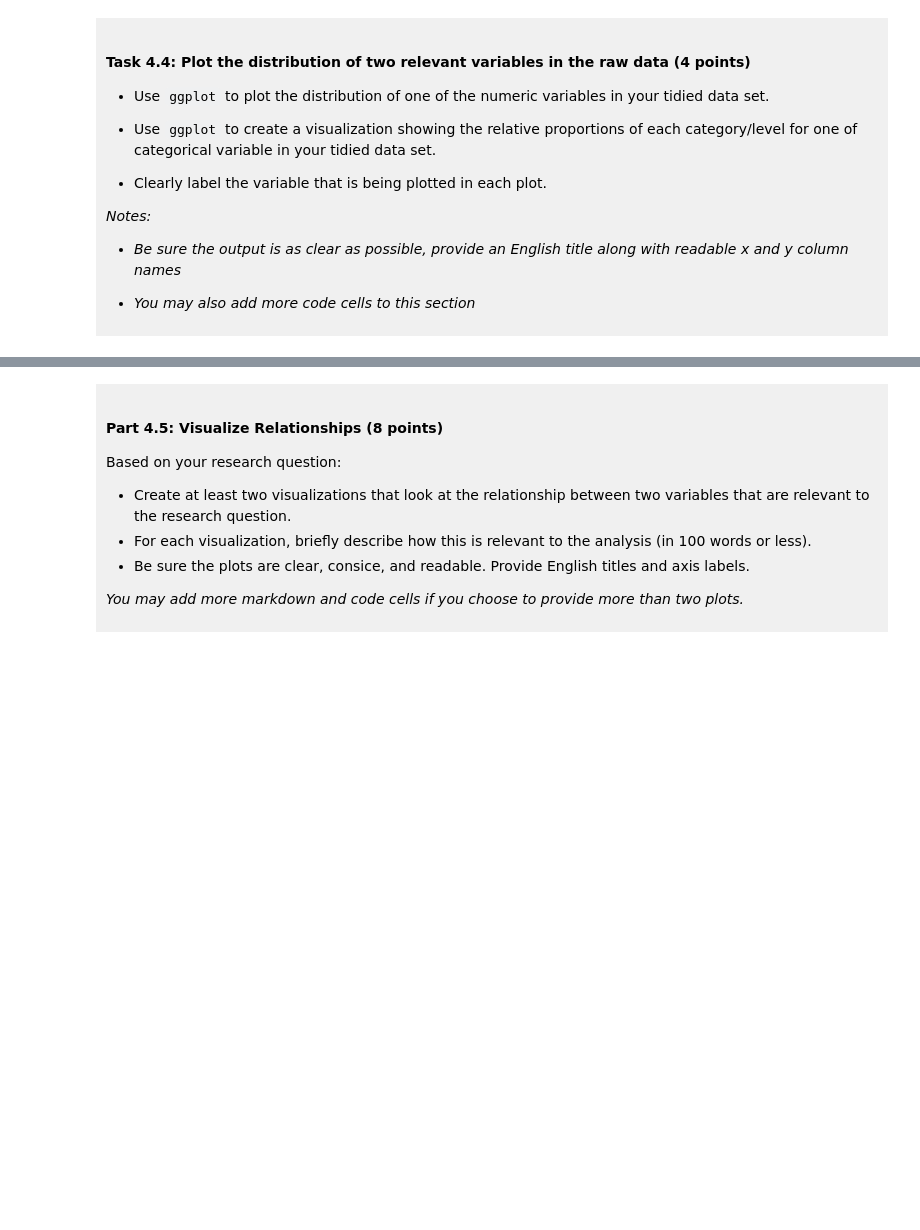
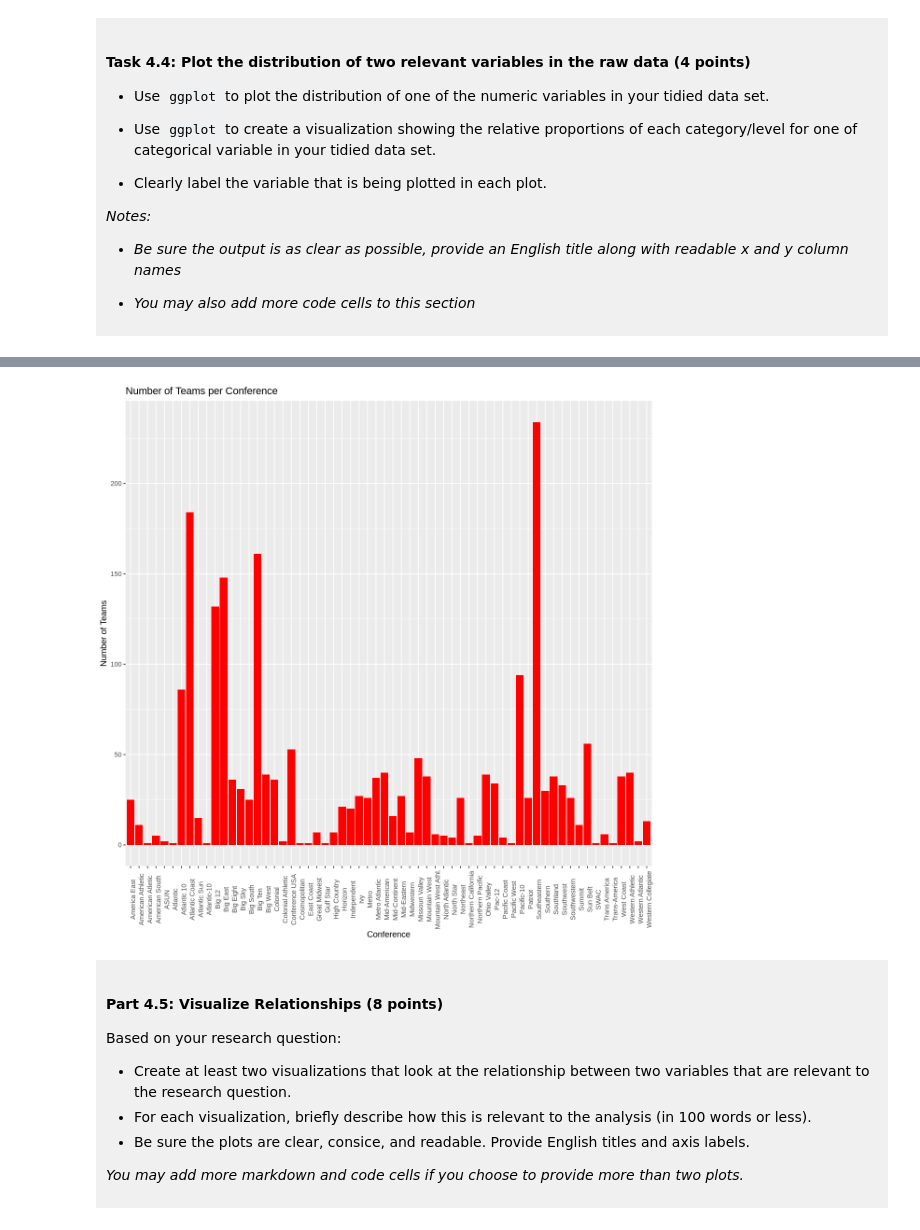
Before and after one commit to prabhleenkpanesar-cmd/dsci_100_project_prabhleen_kaur, a Jupyter notebook: dsci-100-project-notebook.ipynb, the cells around one changed output, grey strips where cells are left out. Cells and saved outputs as stored; diff of their text form; code cells hidden in the pictures; blank space fills up the shorter version.

```diff
--- a/dsci-100-project-notebook.ipynb
+++ b/dsci-100-project-notebook.ipynb
@@ -305,5 +371,14 @@ You will refine your research question (if needed) and produce a tidy data set.
 # %%
-### EDIT THIS CODE CELL FOR PLOT 2 ###
+options(repr.plot.width = 10, repr.plot.height = 10)
+
+graph_2 <- ggplot(march_madness_data, aes(x = conference)) +
+  geom_bar(fill = "red") +
+  labs(title = "Number of Teams per Conference", x = "Conference", y = "Number of Teams") +
+theme(axis.text.x = element_text(angle = 90))
+
+graph_2
+# %% [output]
+[figure, added]
 # %% [markdown]
 <div style="background-color: #f0f0f0; padding: 10px;">
 
```
Also changed, not shown: parts of 10 cells of this notebook.
